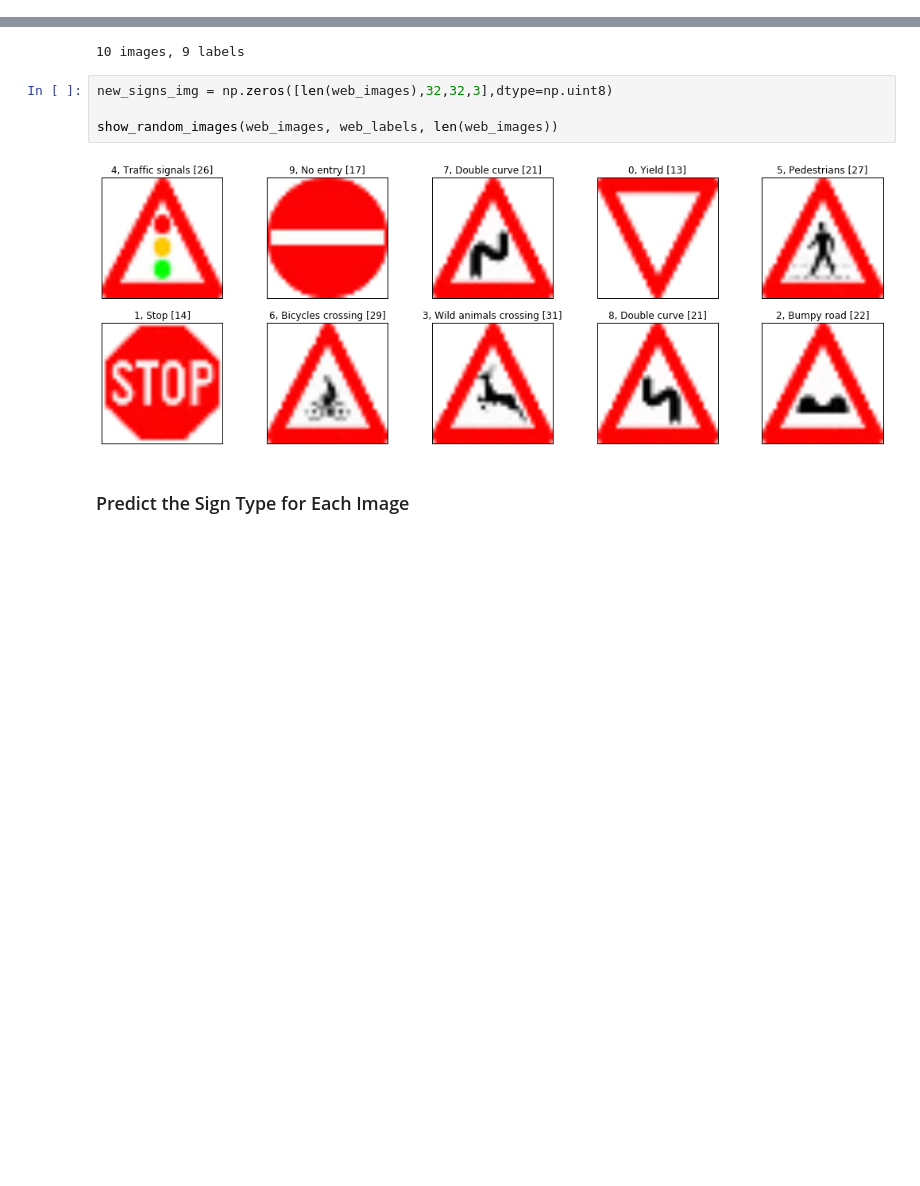
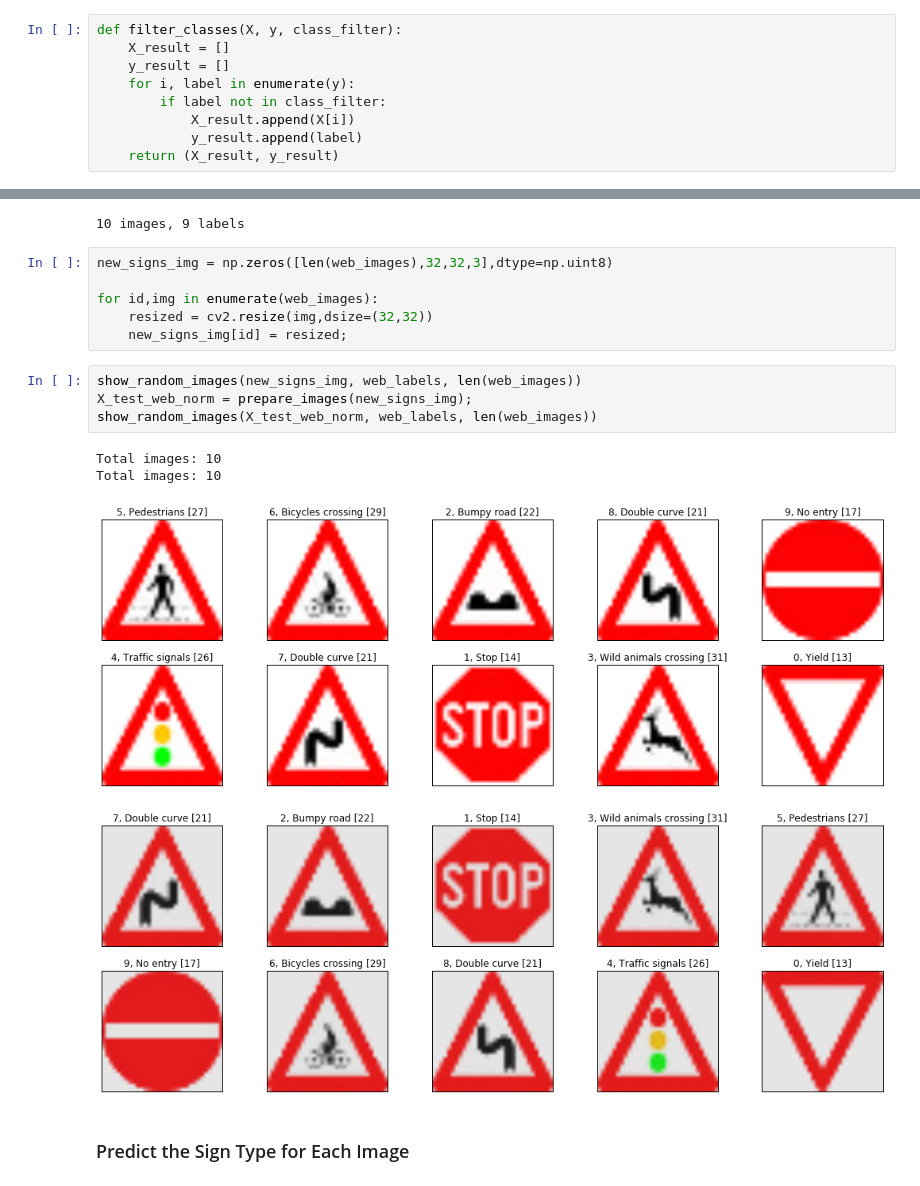
Before and after one commit to Grety/CarND-Traffic-Sign-Classifier-Project, a Jupyter notebook: Traffic_Sign_Classifier.ipynb, the cells around one changed output, grey strips where cells are left out. Drawn from its saved outputs; the diff is of its cells as text; blank space fills up the shorter version.

```diff
--- a/Traffic_Sign_Classifier.ipynb
+++ b/Traffic_Sign_Classifier.ipynb
@@ -167,5 +168,14 @@ def show_random_images(images, labels, count, class_filter=unique_labels):
         plt.title('\n'.join(wrap(title,35)))
         plt.xticks([])
         plt.yticks([])
+# %%
+def filter_classes(X, y, class_filter):
+    X_result = []
+    y_result = []
+    for i, label in enumerate(y):
+        if label not in class_filter:
+            X_result.append(X[i])
+            y_result.append(label)
+    return (X_result, y_result)
 # %%
 show_random_images(X_train, y_train, 10)
@@ -696,9 +719,18 @@ print(len(web_images), 'images,', len(unique(web_labels)), 'labels')
 # %%
 new_signs_img = np.zeros([len(web_images),32,32,3],dtype=np.uint8)
 
-show_random_images(web_images, web_labels, len(web_images))
+for id,img in enumerate(web_images):
+    resized = cv2.resize(img,dsize=(32,32))
+    new_signs_img[id] = resized;
-# %% [output]
-[figure, removed]
+# %%
+show_random_images(new_signs_img, web_labels, len(web_images))
+X_test_web_norm = prepare_images(new_signs_img);
+show_random_images(X_test_web_norm, web_labels, len(web_images))
+# %% [output]
+Total images: 10
+Total images: 10
+[figure, added]
+[figure, added]
 # %% [markdown]
 ### Predict the Sign Type for Each Image
 # %%
```
Also changed, not shown: parts of 18 cells of this notebook.
